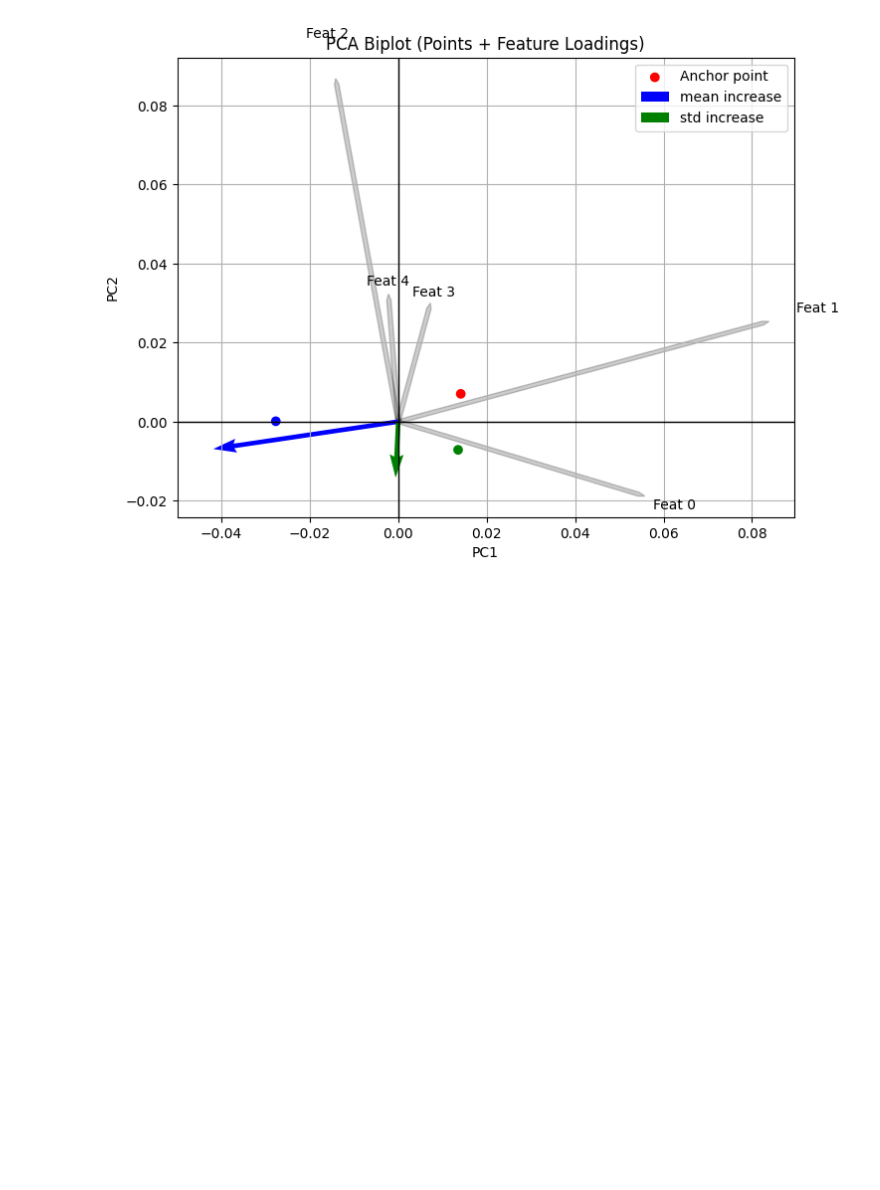
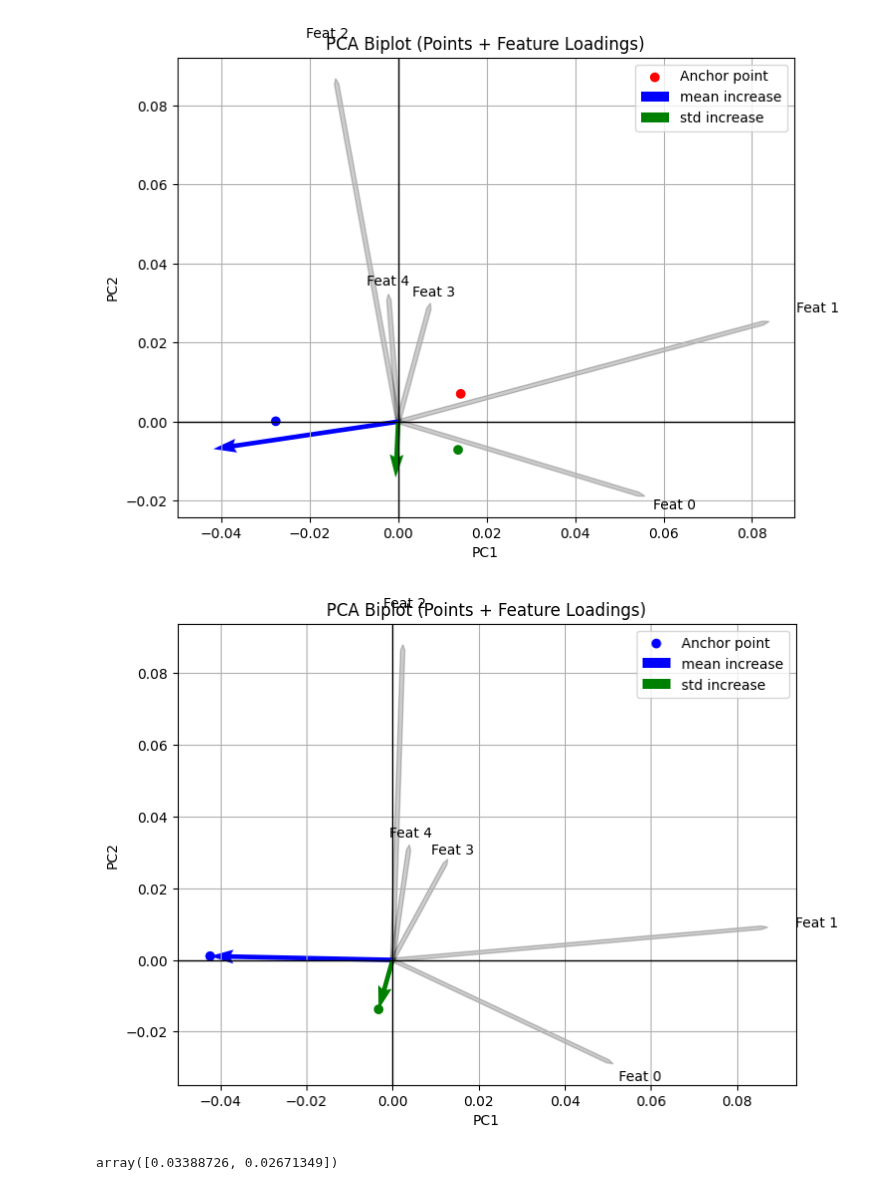
Before and after one commit to Gho-Ost/drift-PCA, a Jupyter notebook: test.ipynb, the cells around one changed output. Saved outputs shown, nothing was run; the diff lists cells and outputs as text; code cells hidden in the pictures; blank space fills up the shorter version.

```diff
--- a/test.ipynb
+++ b/test.ipynb
@@ -189,3 +189,64 @@ plt.xlim(left = -0.05)
 plt.show()
 # %% [output]
 [figure]
+# %%
+X = np.array([
+    [-0.02146485, -0.03621045, -0.00008458, -0.00487769, -0.00124969],
+    [ 0.00227543, -0.00401705, -0.01199411, -0.00408222, -0.00434468]
+])
+pca = TruncatedSVD(n_components=2)
+X_pca = pca.fit_transform(X)
+
+colors = ['blue', 'green']
+plt.figure(figsize=(8, 6))
+plt.scatter(X_pca[:, 0], X_pca[:, 1], c=colors, label='Anchor point')
+
+# loadings = pca.components_.T * np.sqrt(pca.explained_variance_)
+loadings = pca.components_.T
+
+# We have 5 features, so we plot 5 arrows
+feature_names = ['Feat 0', 'Feat 1', 'Feat 2', 'Feat 3', 'Feat 4']
+
+for i, feature_vec in enumerate(loadings):
+    # We multiply by a scale factor to make the arrows visible relative to data
+    scale = 0.1
+
+    # Loadings starting from anchor point - visually more clear?
+    # plt.arrow(X_pca[0, 0], X_pca[0, 1], feature_vec[0]*scale, feature_vec[1]*scale,
+    #           color='black', alpha=0.2, head_width=0.001)
+    # plt.text(X_pca[0, 0]+feature_vec[0]*scale*1.15, X_pca[0, 1]+feature_vec[1]*scale*1.15,
+    #          feature_names[i], color='black', ha='center', va='center')
+
+    # Loadings starting from PCA 0.0 - correct?
+    plt.arrow(0, 0, feature_vec[0]*scale, feature_vec[1]*scale,
+              color='black', alpha=0.2, head_width=0.001)
+    plt.text(feature_vec[0]*scale*1.15, feature_vec[1]*scale*1.15,
+             feature_names[i], color='black', ha='center', va='center')
+
+labels = ["mean increase", "std increase"]
+for i, label in enumerate(labels):
+    # Arrows starting from transformed anchor point (Correct?)
+    # plt.quiver(X_pca[0, 0], X_pca[0, 1], X_pca[i+1, 0]-X_pca[0, 0], X_pca[i+1, 1]-X_pca[0, 1], color=colors[i+1], angles='xy', scale_units='xy', scale=1, label=label)
+
+    # Arrows with angles as above shifted to 0.0
+    # plt.quiver(0,0, (X_pca[i+1, 0]-X_pca[0, 0]), (X_pca[i+1, 1]-X_pca[0, 1]), color=colors[i+1], angles='xy', scale_units='xy', scale=1, label=label)
+    plt.quiver(0,0, (X_pca[i, 0]), (X_pca[i, 1]), color=colors[i], angles='xy', scale_units='xy', scale=1, label=label)
+
+    # Arrows starting at 0.0 - gives alignment I would expect when manipulating data
+    # plt.quiver(0,0, X_pca[i+1, 0], X_pca[i+1, 1], color=colors[i+1], angles='xy', scale_units='xy', scale=1, label=label)
+
+plt.legend()
+plt.xlabel('PC1')
+plt.ylabel('PC2')
+plt.title('PCA Biplot (Points + Feature Loadings)')
+plt.grid(True)
+plt.axhline(0, color='black', lw=1)
+plt.axvline(0, color='black', lw=1)
+plt.xlim(left = -0.05)
+plt.show()
+# %% [output]
+[figure, added]
+# %%
+np.sum(np.abs(X), axis=1)
+# %% [output]
+array([0.03388726, 0.02671349])
```
Also changed, not shown: parts of 1 cell of this notebook, 35 other files.
